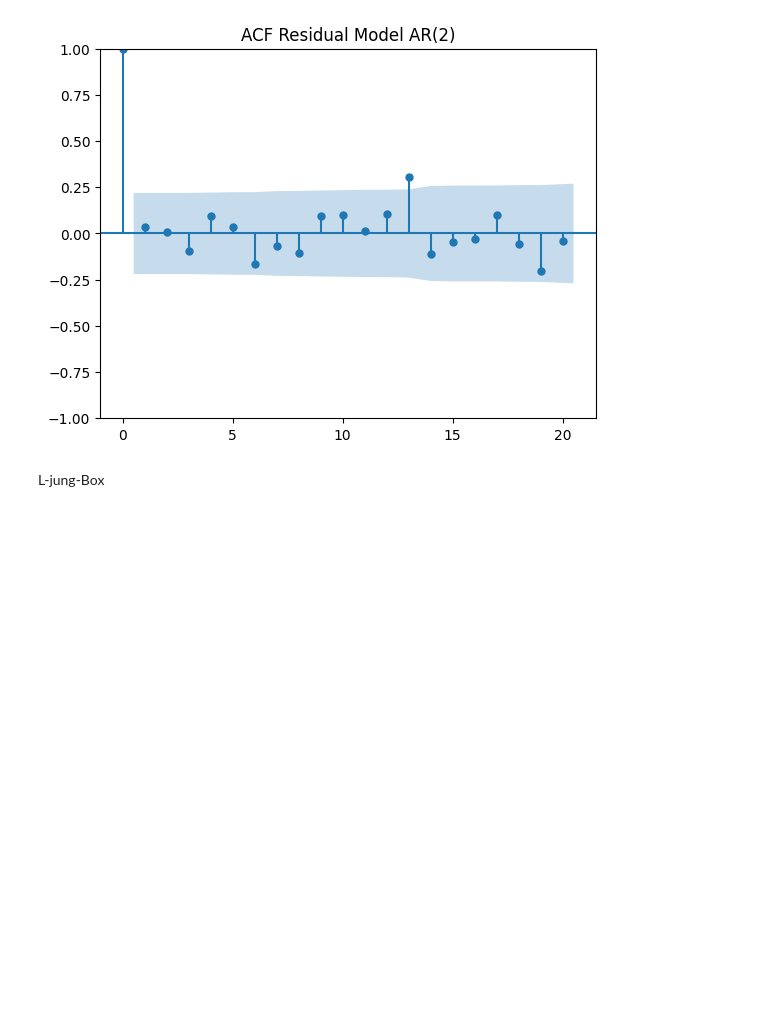
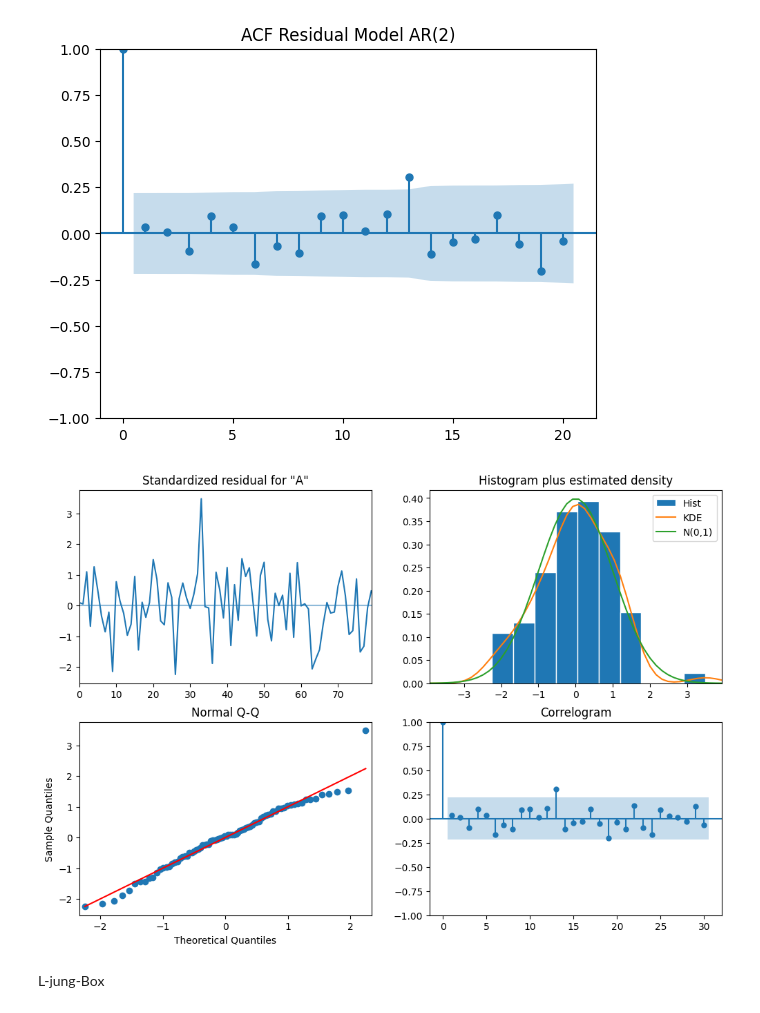
Before and after one commit to virenmarcellya12/Analisis-Deret-Waktu, a Jupyter notebook: Tugas_Kelompok_Praktikum_5.ipynb, the cells around one changed output. Saved outputs shown, nothing was run; the diff lists cells and outputs as text; code cells hidden in the pictures; blank space fills up the shorter version.

```diff
--- a/Tugas_Kelompok_Praktikum_5.ipynb
+++ b/Tugas_Kelompok_Praktikum_5.ipynb
@@ -1115,6 +1133,21 @@ plt.title(
 plt.show()
 # %% [output]
 [figure]
+# %%
+model_ar2 = ARIMA(
+    train_ar,
+    order=(2, 0, 0)
+).fit()
+# Diagnostik sisaan model AR(2)
+
+model_ar2.plot_diagnostics(
+    figsize=(12, 8),
+    lags=30
+)
+
+plt.show()
+# %% [output]
+[figure, added]
 # %% [markdown]
 L-jung-Box
 # %%
```
Also changed, not shown: parts of 23 cells of this notebook.
